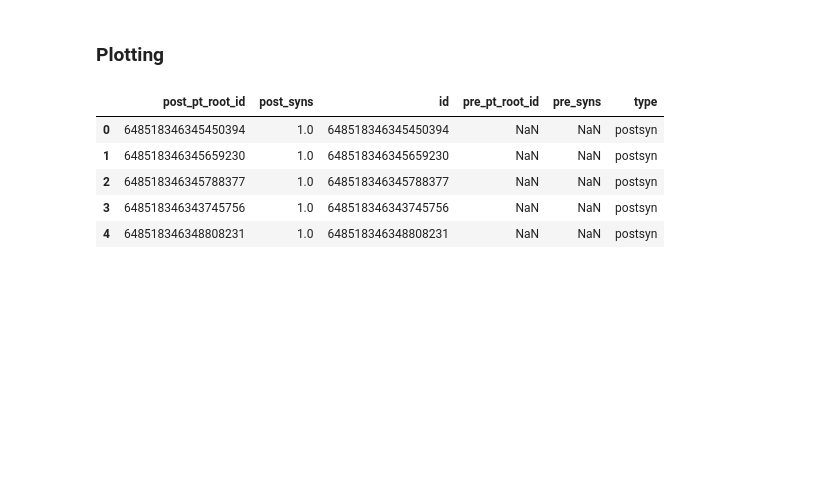
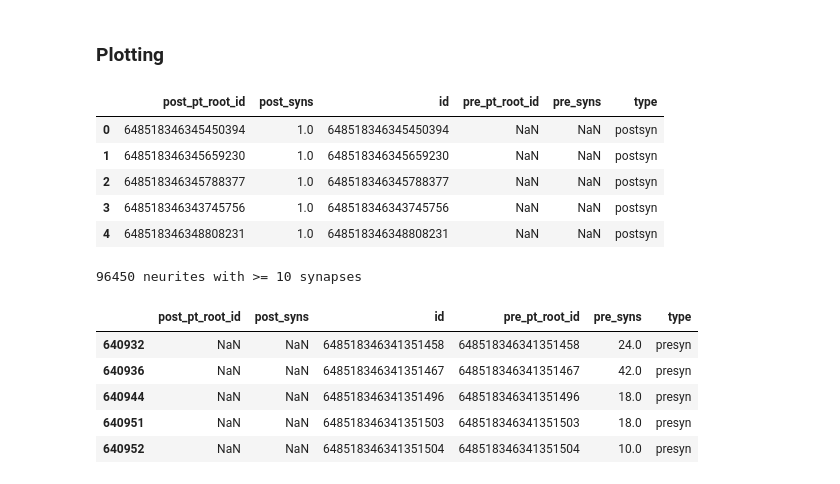
Before and after one commit to AllenInstitute/MicronsBinder, a Jupyter notebook: notebooks/multiscale/resource_statistics/plot_num_terminals.ipynb, the cells around one changed output. Cells and saved outputs as stored; diff of their text form; code cells hidden in the pictures; blank space fills up the shorter version.

```diff
--- a/notebooks/multiscale/resource_statistics/plot_num_terminals.ipynb
+++ b/notebooks/multiscale/resource_statistics/plot_num_terminals.ipynb
@@ -64,3 +62,26 @@ df_m.head()
 | 2 | 648518346345788377 | 1.0 | 648518346345788377 | NaN | NaN | postsyn |
 | 3 | 648518346343745756 | 1.0 | 648518346343745756 | NaN | NaN | postsyn |
 | 4 | 648518346348808231 | 1.0 | 648518346348808231 | NaN | NaN | postsyn |
+# %%
+num_presyn_gte7 = df_m[(df_m.pre_syns >= 10) &
+                       (np.isnan(df_m.post_syns))].shape[0]
+num_postsyn_gte7 = df_m[(df_m.post_syns >= 10) &
+                        (np.isnan(df_m.pre_syns))].shape[0]
+print(f"{num_presyn_gte7 + num_postsyn_gte7} neurites with >= 10 synapses")
+# %% [output]
+96450 neurites with >= 10 synapses
+# %%
+gt10 = pd.concat((
+         df_m[(df_m.pre_syns >= 10) &
+              (np.isnan(df_m.post_syns))],
+         df_m[(df_m.post_syns >= 10) &
+              (np.isnan(df_m.pre_syns))]))
+# %%
+gt10.head()
+# %% [output]
+|  | post_pt_root_id | post_syns | id | pre_pt_root_id | pre_syns | type |
+| 640932 | NaN | NaN | 648518346341351458 | 648518346341351458 | 24.0 | presyn |
+| 640936 | NaN | NaN | 648518346341351467 | 648518346341351467 | 42.0 | presyn |
+| 640944 | NaN | NaN | 648518346341351496 | 648518346341351496 | 18.0 | presyn |
+| 640951 | NaN | NaN | 648518346341351503 | 648518346341351503 | 18.0 | presyn |
+| 640952 | NaN | NaN | 648518346341351504 | 648518346341351504 | 10.0 | presyn |
```
Also changed, not shown: parts of 5 cells of this notebook, 20 other files.
